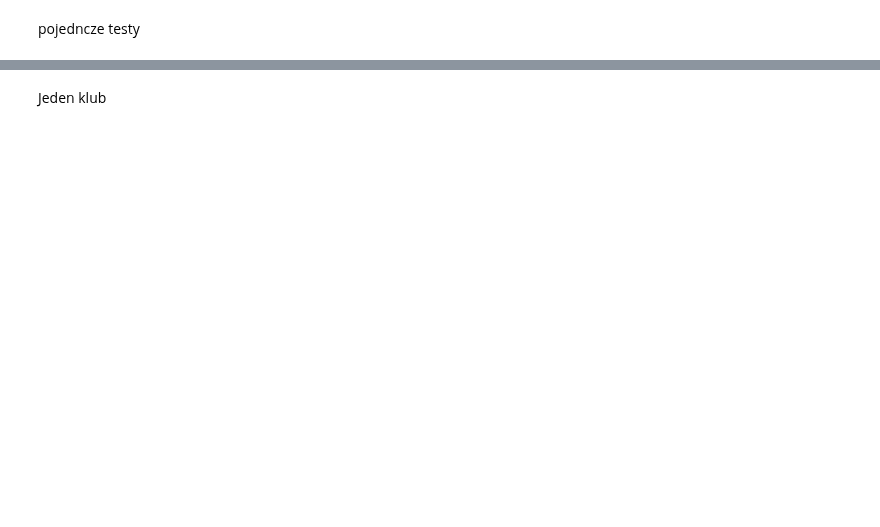
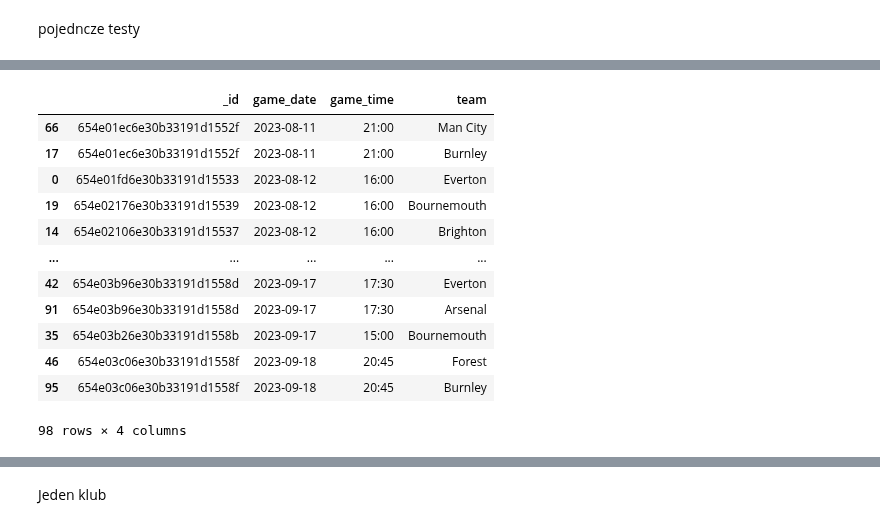
Before and after one commit to MikoPat/Football-match-results-predictions, a Jupyter notebook: Poc/network.ipynb, the cells around one changed output, grey strips where cells are left out. Saved outputs shown, nothing was run; the diff lists cells and outputs as text; code cells hidden in the pictures; blank space fills up the shorter version.

```diff
--- a/Poc/network.ipynb
+++ b/Poc/network.ipynb
@@ -28,8 +28,8 @@ def cleaningData(df):
     df.columns = df.columns.str.replace("elo_home_team", "home_team_elo")
     df.columns = df.columns.str.replace("elo_away_team", "away_team_elo")
 
-    df = df.drop_duplicates(subset=df.columns.difference(['_id','home_team_elo', 'away_team_elo']), keep='first')
-    columns_to_exclude = ["game_date", "game_time", "home_team", "away_team"]
+    df = df.drop_duplicates(subset=df.columns.difference(["_id"'home_team_elo', 'away_team_elo']), keep='first')
+    columns_to_exclude = ["_id","game_date", "game_time", "home_team", "away_team"]
     df = df.apply(lambda col: pd.to_numeric(col, errors='coerce') if col.name not in columns_to_exclude else col)
 
     df = df[(df['home_team_elo'] > 0) & (df['away_team_elo'] > 0)]
@@ -39,7 +39,8 @@ def cleaningData(df):
 # %%
 def getColumns(df):
 
-    df = df[["home_team_summary_goals",
+    df = df[["_id",
+    "home_team_summary_goals",
     "home_team_summary_shots",
     "home_team_summary_shots_on_target",
     "home_team_summary_xg",
@@ -238,0 +327,10 @@ df['away_team'] = df['away_team'].apply(get_replacement)
+# %%
+df1 = df[[
+    "_id",
+    "game_date",
+    "game_time",
+    "home_team",
+    "away_team"#,
+    #"home_team_elo",
+    #"away_team_elo"
+]]
@@ -238,0 +346,19 @@ df['away_team'] = df['away_team'].apply(get_replacement)
+# %%
+df2 = pd.melt(df1, id_vars=["_id", "game_date", "game_time"],
+             value_name="team").drop(['variable'],axis=1).sort_values('game_date')
+# %%
+df2
+# %% [output]
+|  | _id | game_date | game_time | team |
+| 66 | 654e01ec6e30b33191d1552f | 2023-08-11 | 21:00 | Man City |
+| 17 | 654e01ec6e30b33191d1552f | 2023-08-11 | 21:00 | Burnley |
+| 0 | 654e01fd6e30b33191d15533 | 2023-08-12 | 16:00 | Everton |
+| 19 | 654e02176e30b33191d15539 | 2023-08-12 | 16:00 | Bournemouth |
+| 14 | 654e02106e30b33191d15537 | 2023-08-12 | 16:00 | Brighton |
+| ... | ... | ... | ... | ... |
+| 42 | 654e03b96e30b33191d1558d | 2023-09-17 | 17:30 | Everton |
+| 91 | 654e03b96e30b33191d1558d | 2023-09-17 | 17:30 | Arsenal |
+| 35 | 654e03b26e30b33191d1558b | 2023-09-17 | 15:00 | Bournemouth |
+| 46 | 654e03c06e30b33191d1558f | 2023-09-18 | 20:45 | Forest |
+| 95 | 654e03c06e30b33191d1558f | 2023-09-18 | 20:45 | Burnley |
+98 rows × 4 columns
```
Also changed, not shown: parts of 13 cells of this notebook, 4 other files.
